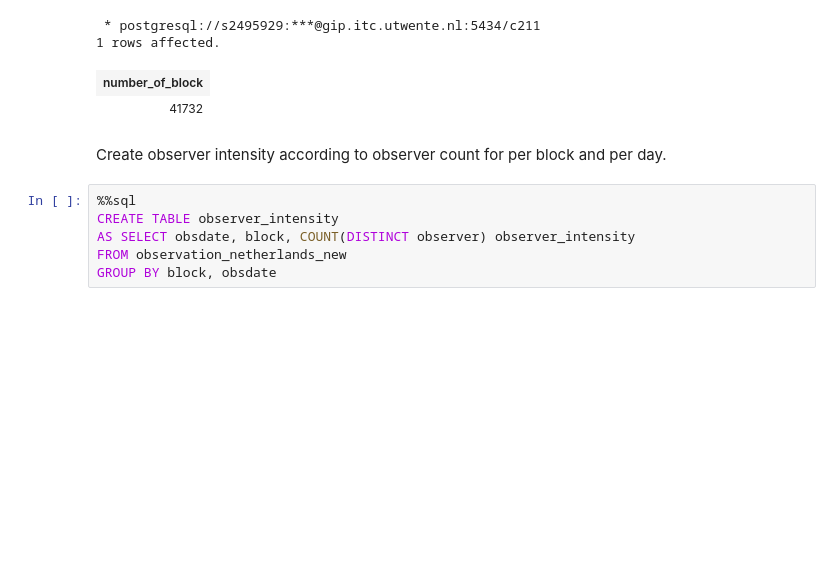
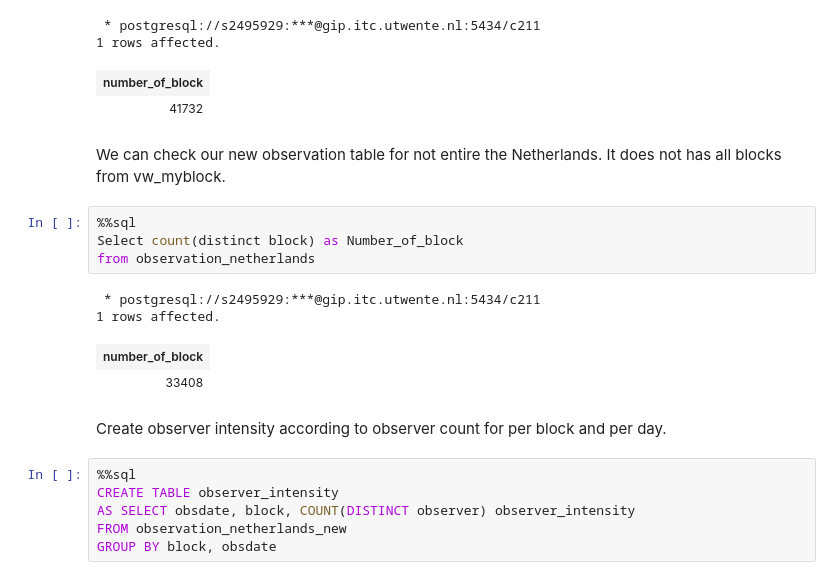
Before and after one commit to 3enedix/BGP_2021_B, a Jupyter notebook: observer_intensity_daily.ipynb, the cells around one changed output. Cells and saved outputs as stored; diff of their text form; blank space fills up the shorter version.

```diff
--- a/observer_intensity_daily.ipynb
+++ b/observer_intensity_daily.ipynb
@@ -275,6 +268,17 @@ from observation_netherlands_new
 1 rows affected.
 | number_of_block |
 | 41732 |
+# %% [markdown]
+We can check our new observation table for not entire the Netherlands. It does not has all blocks from vw_myblock.
+# %%
+%%sql
+Select count(distinct block) as Number_of_block
+from observation_netherlands
+# %% [output]
+ * postgresql://s2495929:***@gip.itc.utwente.nl:5434/c211
+1 rows affected.
+| number_of_block |
+| 33408 |
 # %% [markdown]
 Create observer intensity according to observer count for per block and per day.
 # %%
```
Also changed, not shown: parts of 61 cells of this notebook.
